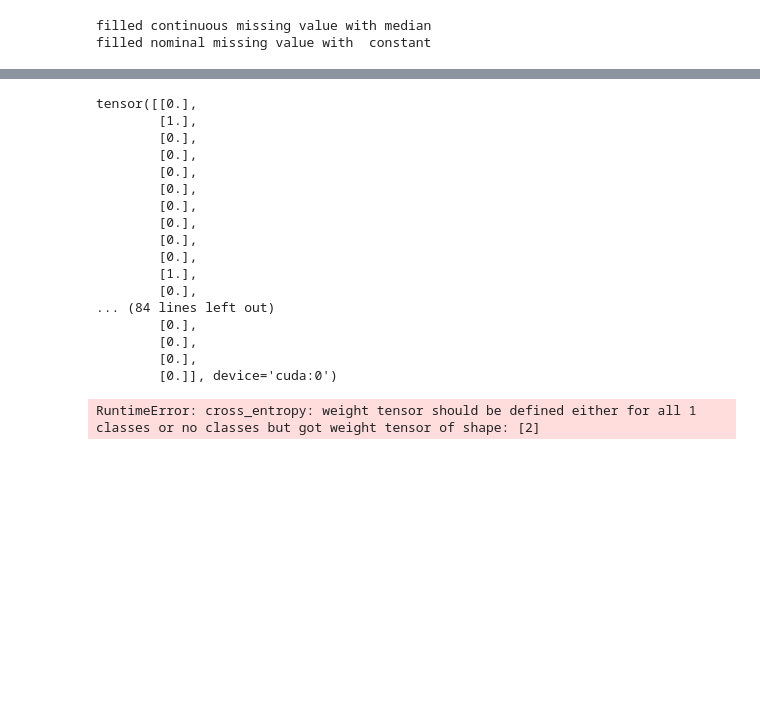
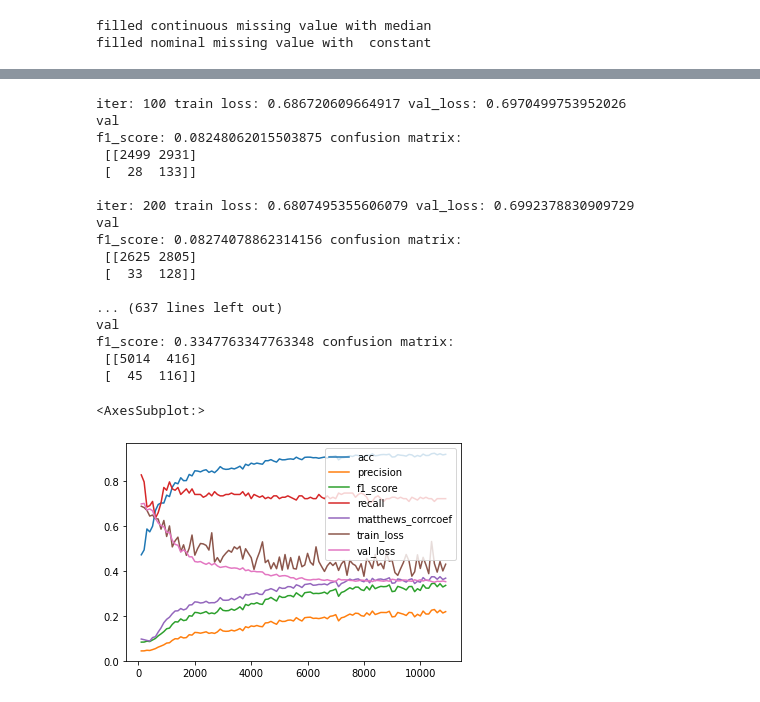
Before and after one commit to libao3128/Periprosthetic-Joint-Infection-Diagnosis-by-Multiple-Machine-Learning-Model, a Jupyter notebook: CNN.ipynb, the cells around one changed output, grey strips where cells are left out. Saved outputs shown, nothing was run; the diff lists cells and outputs as text; code cells hidden in the pictures; blank space fills up the shorter version.

```diff
--- a/CNN.ipynb
+++ b/CNN.ipynb
@@ -208,7 +241,6 @@ iteration_list = []
 accuracy_list = []
 
 model.train()
-
 performace = {}
 
 
@@ -217,16 +249,17 @@ for epoch in range(num_epochs):
 
 
         optimizer.zero_grad() # Clear gradients
-        outputs = model(Variable(X.float())) # Forward propagation
+        outputs = model(Variable(X.float().to(device))) # Forward propagation
         #print(outputs)
-        print(y.float())
+       # print(y.float())
+        #print(outputs)
         loss = error(outputs,y.float()) # Calculate softmax and cross entropy loss
         loss.backward() # Calculating gradients
         optimizer.step() # Update parameters
 
         count += 1
 
-        if count % 50 == 0:
+        if count%100 == 0:
             # Calculate Accuracy
             predict = []
             true = []
@@ -235,36 +268,50 @@ for epoch in range(num_epochs):
             for X, y in val_loader:
                 #print(X.float())
                 outputs = model(X.float()) # Forward propagation
+                val_loss = error(outputs,y.float())
+                outputs = outputs.cpu().detach().numpy()
+                y = y.cpu().detach().numpy()
+
                 for pred in outputs:
-                    if(int(pred)>0.5):
-                        predict.append(1)
-                    else:
-                        predict.append(0)
+                    predict.append(np.argmax(pred))
                 for label in y:
-                    true.append(int(label))
-            performace['count'] = (tools.get_performance(true,predict))
+                    true.append(np.argmax(label))
 
-            if count % 1000 == 0:
-                print(count)
-                print(performace['count'])
+            #print(true)
+           # print(predict)
+            performace[count] = (tools.get_performance(true,predict))
+
+
+            print("iter:",count,"train loss:",loss.data.item(),"val_loss:",val_loss.data.item())
+            print("val")
+            print("f1_score:",performace[count]['f1_score'],'confusion matrix:\n',performace[count]['confusion matrix'])
+            print()
+            performace[count]['train_loss'] = loss.data.item()
+            performace[count]['val_loss'] = val_loss.data.item()
+
 
             model.train()
 # %% [output]
-tensor([[0.],
-        [1.],
-        [0.],
-        [0.],
-        [0.],
-        [0.],
-        [0.],
-        [0.],
-        [0.],
-        [0.],
-        [1.],
-        [0.],
-... (84 lines left out)
-        [0.],
-        [0.],
-        [0.],
-        [0.]], device='cuda:0')
+iter: 100 train loss: 0.686720609664917 val_loss: 0.6970499753952026
+val
+f1_score: 0.08248062015503875 confusion matrix:
+ [[2499 2931]
+ [  28  133]]
+
+iter: 200 train loss: 0.6807495355606079 val_loss: 0.6992378830909729
+val
+f1_score: 0.08274078862314156 confusion matrix:
+ [[2625 2805]
+ [  33  128]]
+
+... (637 lines left out)
+val
+f1_score: 0.3347763347763348 confusion matrix:
+ [[5014  416]
+ [  45  116]]
-RuntimeError: cross_entropy: weight tensor should be defined either for all 1 classes or no classes but got weight tensor of shape: [2]
+# %%
+#print(pd.DataFrame(performace).T)
+pd.DataFrame(performace).T.plot()
+# %% [output]
+<AxesSubplot:>
+[figure, added]
```
Also changed, not shown: parts of 17 cells of this notebook.
